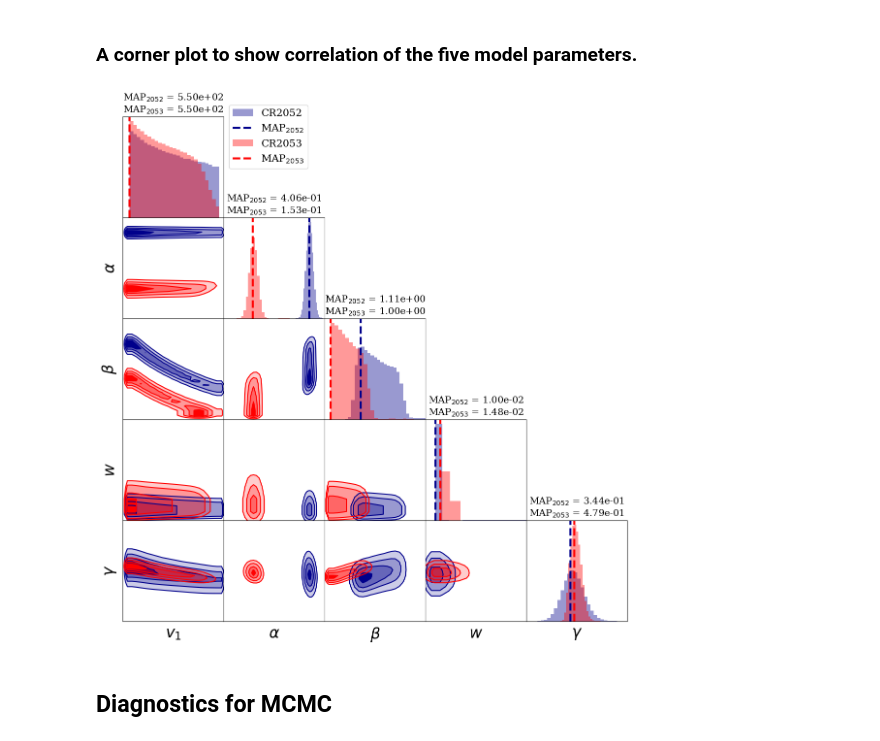
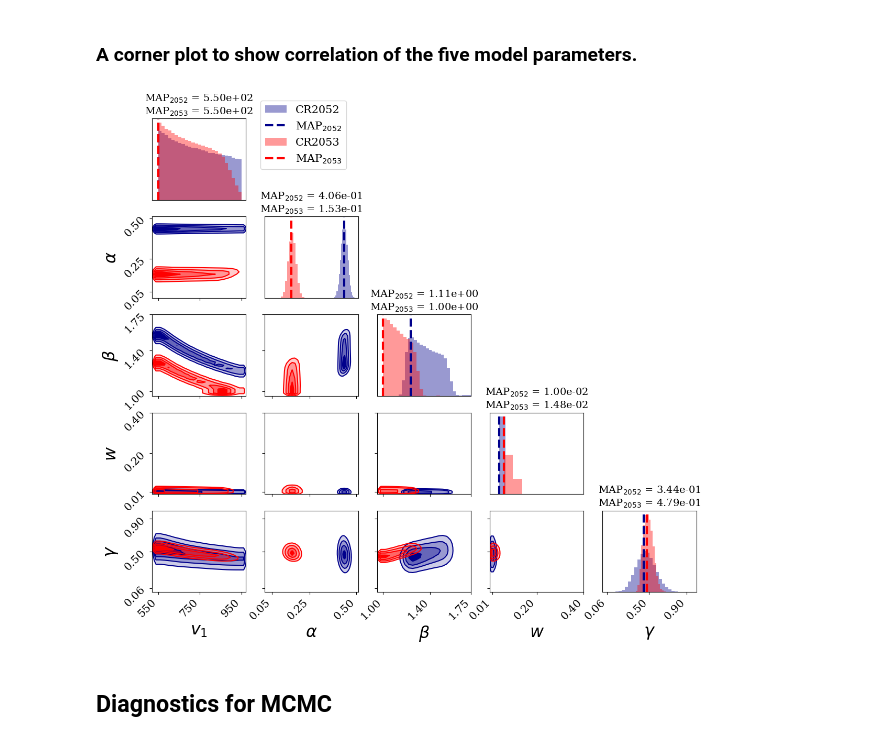
Before and after one commit to opaliss/Parameter_Estimation_Solar_Wind, a Jupyter notebook: MCMC_analysis/MCMC_CR2052.ipynb, the cells around one changed output. Drawn from its saved outputs; the diff is of its cells as text; code cells hidden in the pictures.

```diff
--- a/MCMC_analysis/MCMC_CR2052.ipynb
+++ b/MCMC_analysis/MCMC_CR2052.ipynb
@@ -151,7 +151,7 @@ for ii in range(n_dim):
     ax.set_xticks([])
     ax.set_yticks([])
     if ii == 0:
-        ax.legend(loc='center left', bbox_to_anchor=(1, 0.8), fontsize=15)
+        ax.legend(loc='center left', bbox_to_anchor=(1.1, 0.8), fontsize=15)
     ax.set_title("MAP$_{2052}$ = " + "{:.2e}".format(bins[np.where(n == n.max())][0], 2) +
                  "\nMAP$_{2053}$ = "+ "{:.2e}".format(bins2[np.where(n == n.max())][0], 2), c="black", fontsize=14)
     if ii==0:
@@ -173,39 +173,47 @@ for yi in range(n_dim):
             if yi==4:
                 ax.set_xlabel(labels_list[xi], fontsize=23)
             if xi==0:
                 ax.set_ylabel(labels_list[yi], fontsize=23)
-            ax.set_xticks([])
-            ax.set_yticks([])
 
             if xi==0:
                 ax.set_xlim(520, 970)
+                ax.set_xticks([550, 750, 950], rotation=90)
             elif xi==1:
                 ax.set_xlim(0.01, 0.51)
+                ax.set_xticks([0.05, 0.25, 0.5], rotation=90)
             elif xi==2:
                 ax.set_xlim(0.95, 1.75)
+                ax.set_xticks([1, 1.4, 1.75], rotation=90)
             elif xi==3:
                 ax.set_xlim(0, 0.1)
+                ax.set_xticks([0.01, 0.2, 0.4], rotation=90)
             elif xi==4:
                 ax.set_xlim(0.01, 1)
+                ax.set_xticks([0.06, 0.5, 0.9], rotation=90)
 
             if yi==0:
                 ax.set_ylim(520, 970)
+                ax.set_yticks([550, 750, 950], rotation=90)
             elif yi==1:
                 ax.set_ylim(0.01, 0.51)
+                ax.set_yticks([0.05, 0.25, 0.5], rotation=90)
             elif yi==2:
                 ax.set_ylim(0.95, 1.75)
+                ax.set_yticks([1, 1.4, 1.75], rotation=90)
             elif yi==3:
                 ax.set_ylim(0, 0.1)
+                ax.set_yticks([0.01, 0.2, 0.4], rotation=90)
             elif yi==4:
                 ax.set_ylim(0.01, 1)
+                ax.set_yticks([0.06, 0.5, 0.9], rotation=90)
 
-
-axes[-1, -1].set_xticks([])
+axes[-1, -1].set_xticks([0.06, 0.5, 0.9], rotation=90)
 axes[-1, -1].set_xlabel(labels_list[-1], fontsize=23)
-fig.subplots_adjust(wspace=0, hspace=0)
+fig.subplots_adjust(wspace=0.2, hspace=0.2)
+fig.autofmt_xdate(rotation=45)
 plt.savefig("../figs/MCMC/MCMC_corner_CR2052_CR2053.png", dpi=500, bbox_inches='tight')
 # %% [output]
-[figure, old version]
+[figure, new version]
 # %% [markdown]
 ## Diagnostics for MCMC
 # %% [markdown]
```
Also changed, not shown: parts of 11 cells of this notebook, 15 other files.
